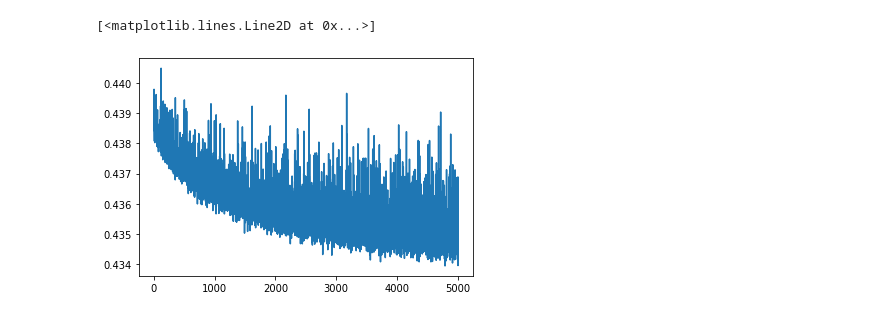
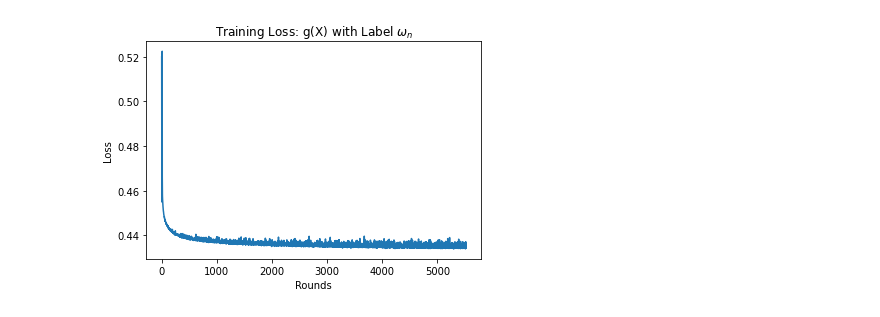
Before and after one commit to tsy19/FAN, a Jupyter notebook: data/AbstainClassifier/plot_loss.ipynb, the cells around one changed output. Drawn from its saved outputs; the diff is of its cells as text; code cells hidden in the pictures.

```diff
--- a/data/AbstainClassifier/plot_loss.ipynb
+++ b/data/AbstainClassifier/plot_loss.ipynb
@@ -7,8 +7,11 @@ with open('loss_prob_DP_sex.txt', 'r') as file:
 
 # Remove any newline characters from the list
 data = [float(line.strip()) for line in data]
-# %%
-plt.plot(data[500:])
-# %% [output]
-[<matplotlib.lines.Line2D at 0x...>]
-[figure, removed]
+# %%
+plt.plot(data)
+plt.title("Training Loss: g(X) with Label $\omega_n$")
+plt.xlabel("Rounds")
+plt.ylabel("Loss")
+plt.savefig("loss_g_x.png")
+# %% [output]
+[figure, added]
```
Also changed, not shown: 2 other files.
